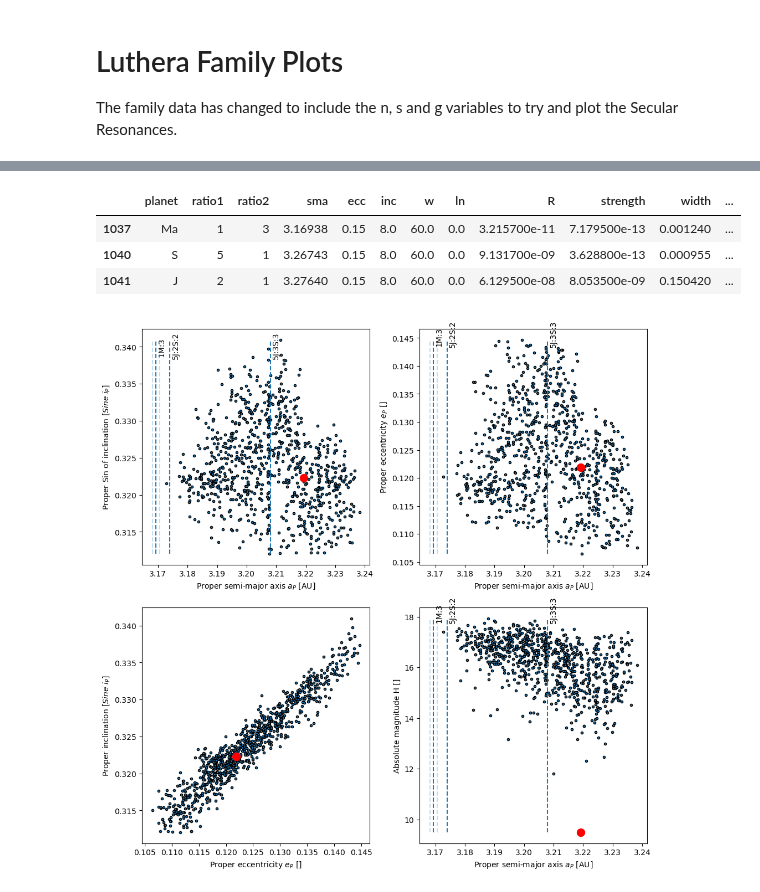
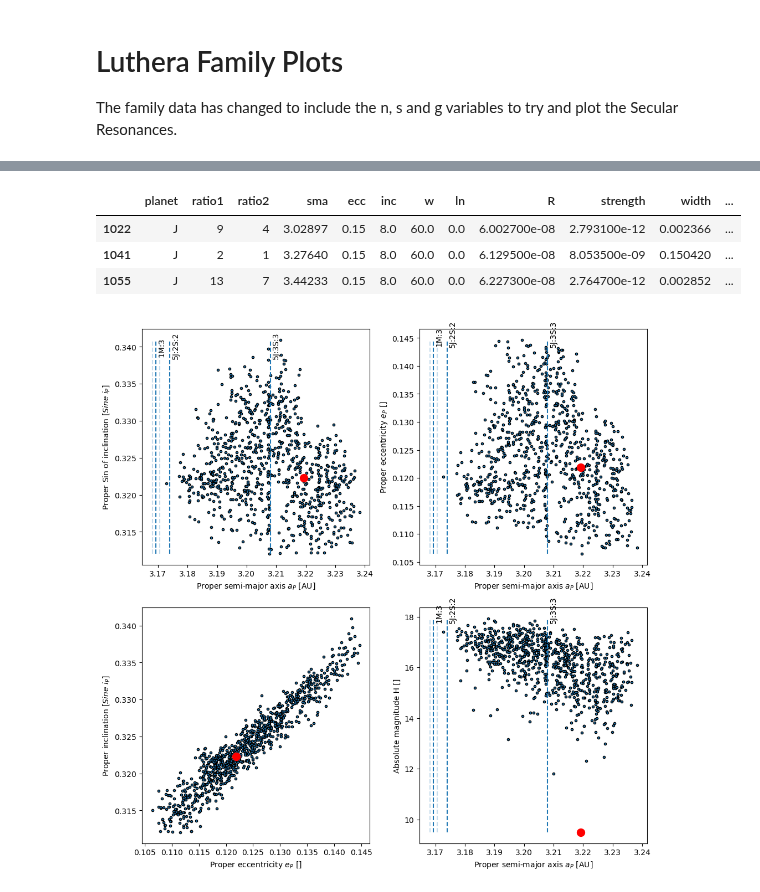
Before and after one commit to crankymax/asteroid_families, a Jupyter notebook: jupyter_notebooks/Luthera_Family_Analysis_AUG15.ipynb, the cells around one changed output, grey strips where cells are left out. Drawn from its saved outputs; the diff is of its cells as text; code cells hidden in the pictures.

```diff
--- a/jupyter_notebooks/Luthera_Family_Analysis_AUG15.ipynb
+++ b/jupyter_notebooks/Luthera_Family_Analysis_AUG15.ipynb
@@ -62,10 +57,10 @@ luth_fam[luth_fam.ast_name== '2017AC51']
 # %%
-mmr_atlas[(mmr_atlas.sma >= 3.15) & (mmr_atlas.sma <= 3.3) & (mmr_atlas.strength >= 1e-13)]
+mmr_atlas[(mmr_atlas.sma >= 3.0) & (mmr_atlas.sma <= 3.45) & (mmr_atlas.strength >= 1e-12)]
 # %% [output]
 |  | planet | ratio1 | ratio2 | sma | ecc | inc | w | ln | R | strength | width | ... |
-| 1037 | Ma | 1 | 3 | 3.16938 | 0.15 | 8.0 | 60.0 | 0.0 | 3.215700e-11 | 7.179500e-13 | 0.001240 | ... |
-| 1040 | S | 5 | 1 | 3.26743 | 0.15 | 8.0 | 60.0 | 0.0 | 9.131700e-09 | 3.628800e-13 | 0.000955 | ... |
+| 1022 | J | 9 | 4 | 3.02897 | 0.15 | 8.0 | 60.0 | 0.0 | 6.002700e-08 | 2.793100e-12 | 0.002366 | ... |
 | 1041 | J | 2 | 1 | 3.27640 | 0.15 | 8.0 | 60.0 | 0.0 | 6.129500e-08 | 8.053500e-09 | 0.150420 | ... |
+| 1055 | J | 13 | 7 | 3.44233 | 0.15 | 8.0 | 60.0 | 0.0 | 6.227300e-08 | 2.764700e-12 | 0.002852 | ... |
 # %%
 # MMR values in AU
 mmrs_3b_luthera = {'6J:3S:1':[3.141,1.0002,0.9985],
```
Also changed, not shown: parts of 5 cells of this notebook, 2 other files.
